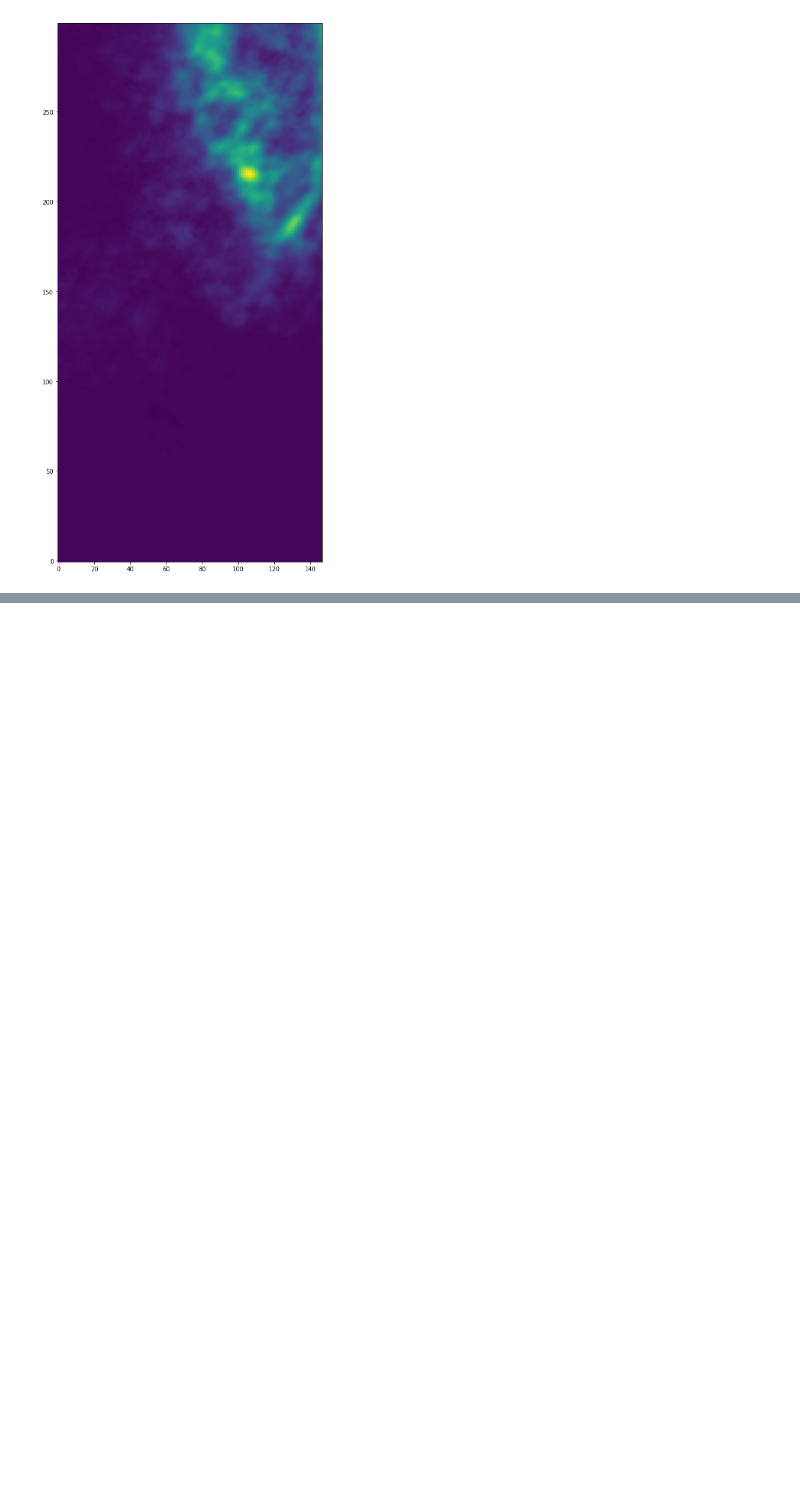
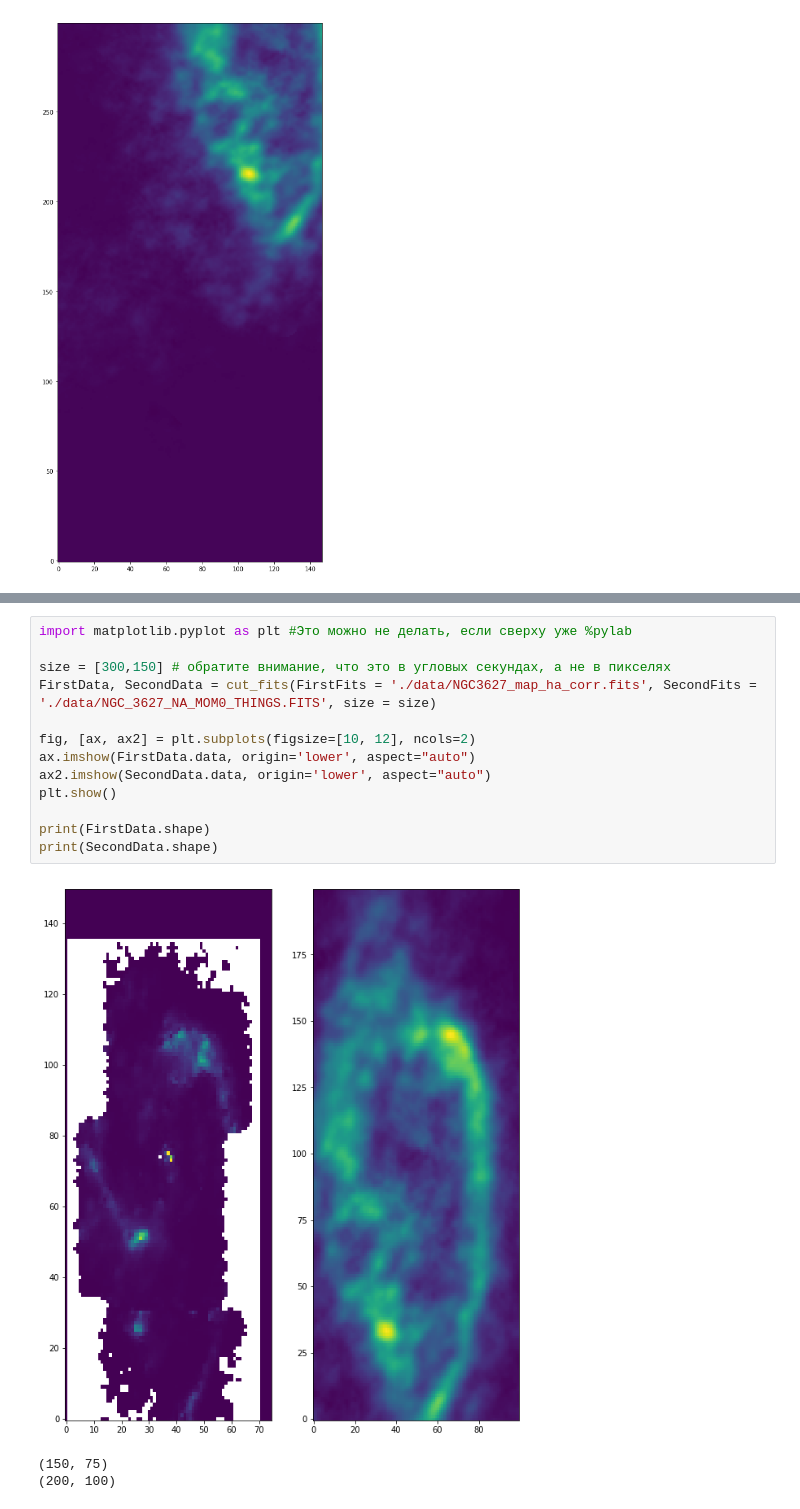
Before and after one commit to ValerieKostiuk/Course-work, a Jupyter notebook: NGC3627/main_program.ipynb, the cells around one changed output, grey strips where cells are left out. Drawn from its saved outputs; the diff is of its cells as text; blank space fills up the shorter version.

```diff
--- a/NGC3627/main_program.ipynb
+++ b/NGC3627/main_program.ipynb
@@ -219,2 +219,19 @@ def cut_fits(FirstFits = None, SecondFits = None, size = None):
 
     return FirstData, SecondData
+# %%
+import matplotlib.pyplot as plt #Это можно не делать, если сверху уже %pylab
+
+size = [300,150] # обратите внимание, что это в угловых секундах, а не в пикселях
+FirstData, SecondData = cut_fits(FirstFits = './data/NGC3627_map_ha_corr.fits', SecondFits = './data/NGC_3627_NA_MOM0_THINGS.FITS', size = size)
+
+fig, [ax, ax2] = plt.subplots(figsize=[10, 12], ncols=2)
+ax.imshow(FirstData.data, origin='lower', aspect="auto")
+ax2.imshow(SecondData.data, origin='lower', aspect="auto")
+plt.show()
+
+print(FirstData.shape)
+print(SecondData.shape)
+# %% [output]
+[figure, added]
+(150, 75)
+(200, 100)
```
Also changed, not shown: parts of 4 cells of this notebook.
